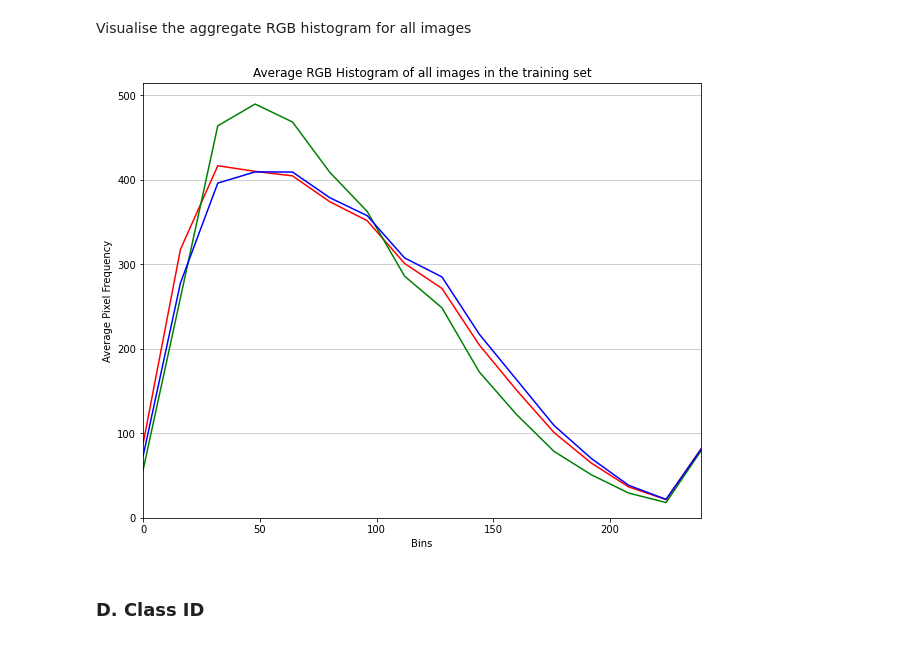
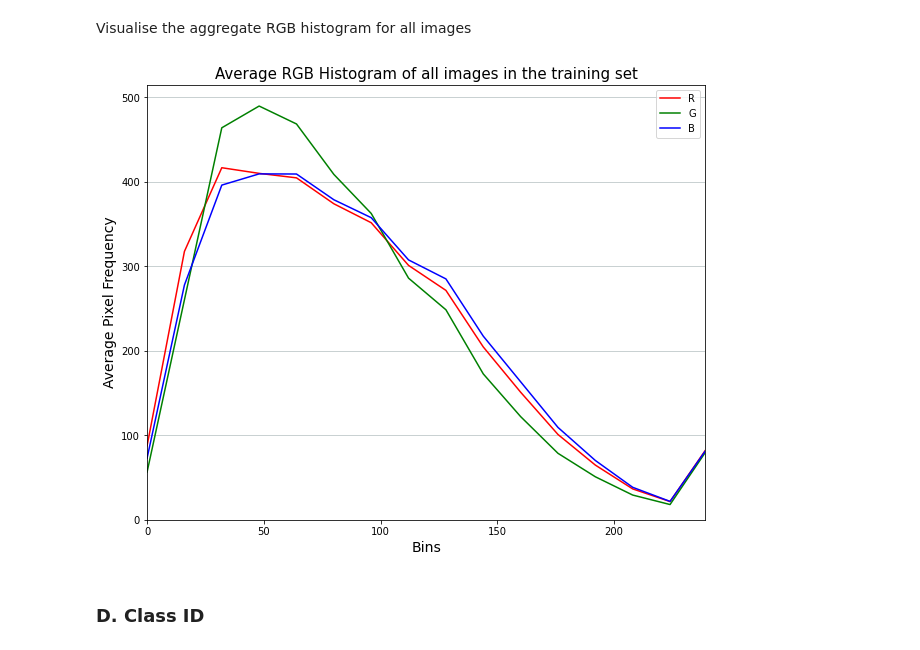
Before and after one commit to Adamouization/Seal-Pup-Aerial-Imagery-Neural-Network-Classifier, a Jupyter notebook: jupyter prototyping/binary_classification.ipynb, the cells around one changed output. Cells and saved outputs as stored; diff of their text form; code cells hidden in the pictures.

```diff
--- a/jupyter prototyping/binary_classification.ipynb
+++ b/jupyter prototyping/binary_classification.ipynb
@@ -16,6 +16,12 @@ from sklearn.metrics import confusion_matrix
 from sklearn.model_selection import train_test_split
 # %%
 RANDOM_SEED = 111
+# %%
+fontsizes = {
+    'title': 15,
+    'axis': 14,
+    'ticks': 11
+}
 # %% [markdown]
 ### Load training data
 # %%
@@ -185,21 +192,22 @@ Visualise the aggregate RGB histogram for all images
 # %%
 # Matplot lib plot (line graph).
 plt.figure(figsize=(10, 8))
-plt.plot(bin_labels, red_channel.mean().values, color="red")
-plt.plot(bin_labels, green_channel.mean().values, color="green")
-plt.plot(bin_labels, blue_channel.mean().values, color="blue")
+plt.plot(bin_labels, red_channel.mean().values, color="red", label="R")
+plt.plot(bin_labels, green_channel.mean().values, color="green", label="G")
+plt.plot(bin_labels, blue_channel.mean().values, color="blue", label="B")
 plt.xlim((0, 255-16))
 plt.ylim(0, max(max(red_channel.mean().values), max(green_channel.mean().values), max(blue_channel.mean().values)) + 25)  # Add padding.
-plt.xlabel("Bins")
-plt.ylabel("Average Pixel Frequency")
-plt.title("Average RGB Histogram of all images in the training set")
+plt.xlabel("Bins", fontsize=fontsizes['axis'])
+plt.ylabel("Average Pixel Frequency", fontsize=fontsizes['axis'])
+plt.title("Average RGB Histogram of all images in the training set", fontsize=fontsizes['title'])
 plt.grid(color='#95a5a6', linestyle='-', linewidth=1, axis='y', alpha=0.5)
+plt.legend()
 
 # Save and display chart.
 plt.savefig("rgb_avg_hist_all_training_set.png")
 plt.show()
 # %% [output]
-[figure, old version]
+[figure, new version]
 # %% [markdown]
 ### D. Class ID
 # %%
```
Also changed, not shown: parts of 4 cells of this notebook, 4 other files.
